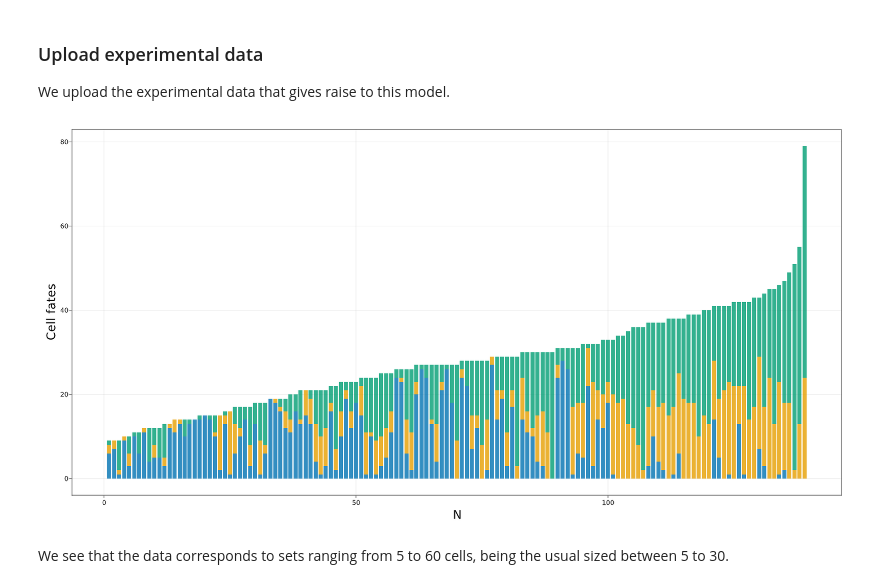
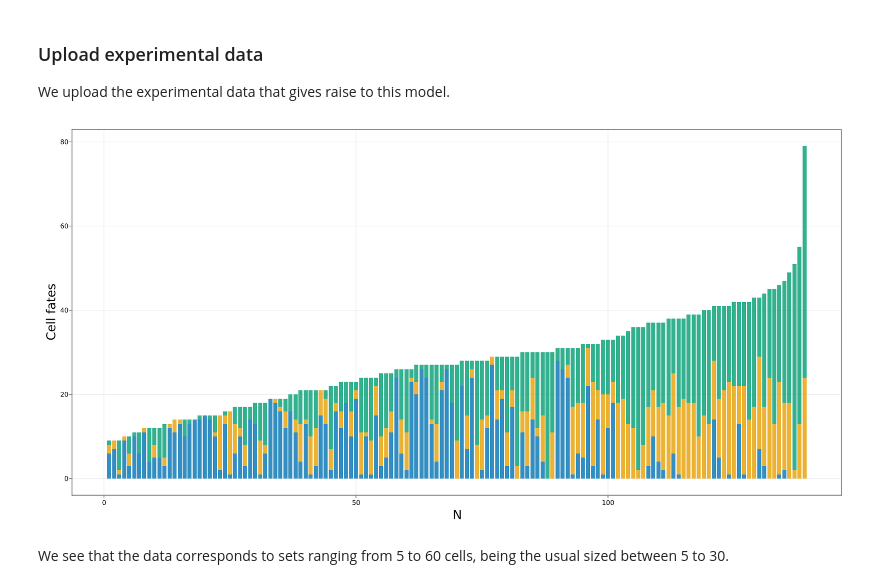
Before and after one commit to dsb-lab/CellBasedModels.jl, a Jupyter notebook: examples/Development.ipynb, the cells around one changed output. Cells and saved outputs as stored; diff of their text form; code cells hidden in the pictures.

```diff
--- a/examples/Development.ipynb
+++ b/examples/Development.ipynb
@@ -409,0 +364,16 @@ fig
+# %%
+fig = Figure(resolution=(1000,800))
+
+ax = Axis(fig[1,1],xlabel="N",xlabelsize=40,ylabel="proportions",ylabelsize=40)
+for i in ["DP","EPI","PRE"]
+    boxplot!(ax,prop["N"],prop[i]./prop["N"])
+end
+Legend(fig[1,1], plots, ["DP","EPI","PRE"], halign = :right, valign = :top, tellheight = false, tellwidth = false, labelsize=40)
+
+ax = Axis(fig[2,1],xlabel="t",xlabelsize=40,ylabel="proportions",ylabelsize=40)
+for i in ["DP","EPI","PRE"]
+    boxplot!(ax,prop["t"],prop[i]./prop["N"])
+end
+Legend(fig[2,1], plots, ["DP","EPI","PRE"], halign = :right, valign = :top, tellheight = false, tellwidth = false, labelsize=40)
+
+fig
@@ -422,18 +392,37 @@ data = CustomFunction.uploadExperimentalData();
+# %%
+dataFull = CSV.read("data/ncoms-counts-Hc.csv",DataFrame)
+fates = ["DP","EPI","PRE"];
+# %%
+data = Dict("N"=>Float64[],[i=>Float64[] for i in ["DP","EPI","PRE"]]...)
+for embryo in unique(dataFull[!,"Embryo_ID"])
+    embryoData = dataFull[dataFull[!,"Embryo_ID"] .== embryo,:]
+    push!(data["N"], 0)
+    for celltype in fates
+        if celltype in embryoData[!,"Identity.hc"] && celltype in ["DP","EPI","PRE"]
+            val = embryoData[embryoData[!,"Identity.hc"].==celltype,"count"][1]
+            push!(data[celltype],val)
+            data["N"][end] += val
+        elseif celltype in ["DP","EPI","PRE"]
+            push!(data[celltype],0)
+        end
+    end
+end
 # %%
 fig = Figure(resolution=(2000,1000))
 
 ax = Axis(fig[1,1],xlabel="N",xlabelsize=30,ylabel="Cell fates",ylabelsize=30)
 
-offset = zeros(size(data)[1])
+offset = zeros(size(data["DP"])[1])
 legend = []
-for cellId in ["DP","EPI","PRE"]
-    bp = barplot!(ax,data[!,cellId], offset=offset)
+order = sortperm(data["N"])
+for cellId in fates
+    bp = barplot!(ax,data[cellId][order], offset=offset)
     push!(legend,bp)
-    offset .+= data[!,cellId]
+    offset .+= data[cellId][order]
 end
 
 fig
 # %% [output]
-[figure, old version]
+[figure, new version]
 # %% [markdown]
 We see that the data corresponds to sets ranging from 5 to 60 cells, being the usual sized between 5 to 30.
```
Also changed, not shown: parts of 22 cells of this notebook, 1 other file.
